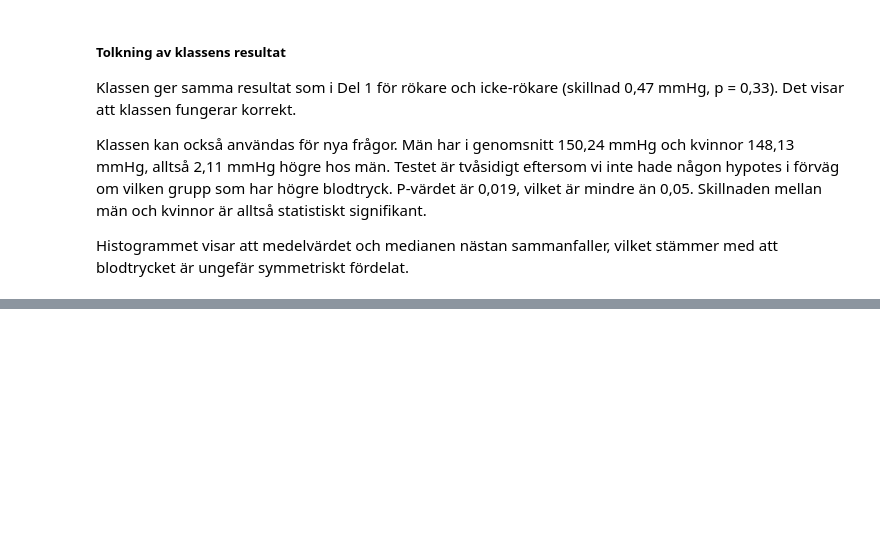
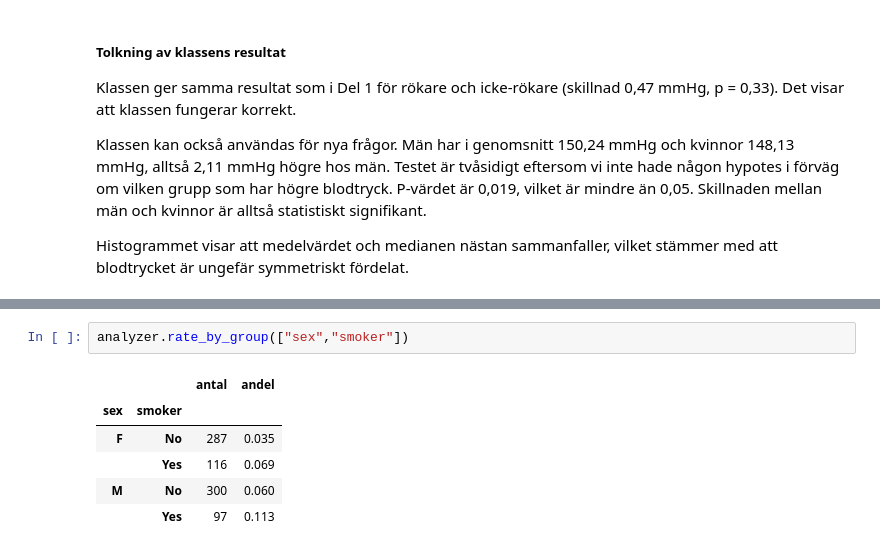
Before and after one commit to roshima-fernando/halsostudie---examuppgift, a Jupyter notebook: health_study.ipynb, the cells around one changed output, grey strips where cells are left out. Drawn from its saved outputs; the diff is of its cells as text; blank space fills up the shorter version.

```diff
--- a/health_study.ipynb
+++ b/health_study.ipynb
@@ -451,0 +511,9 @@ Histogrammet visar att medelvärdet och medianen nästan sammanfaller, vilket st
+# %%
+analyzer.rate_by_group(["sex","smoker"])
+# %% [output]
+|  |  | antal | andel |
+| sex | smoker |  |  |
+| F | No | 287 | 0.035 |
+|  | Yes | 116 | 0.069 |
+| M | No | 300 | 0.060 |
+|  | Yes | 97 | 0.113 |
```
Also changed, not shown: parts of 12 cells of this notebook, 2 other files.
